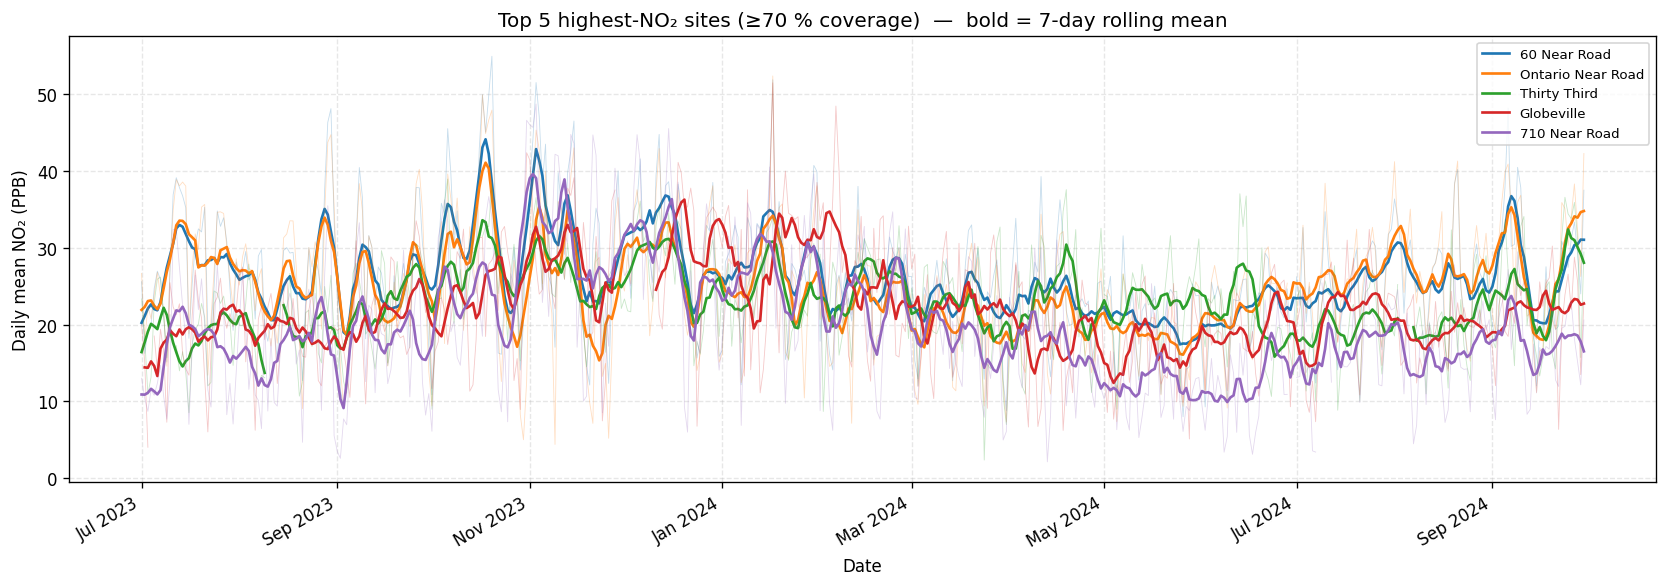
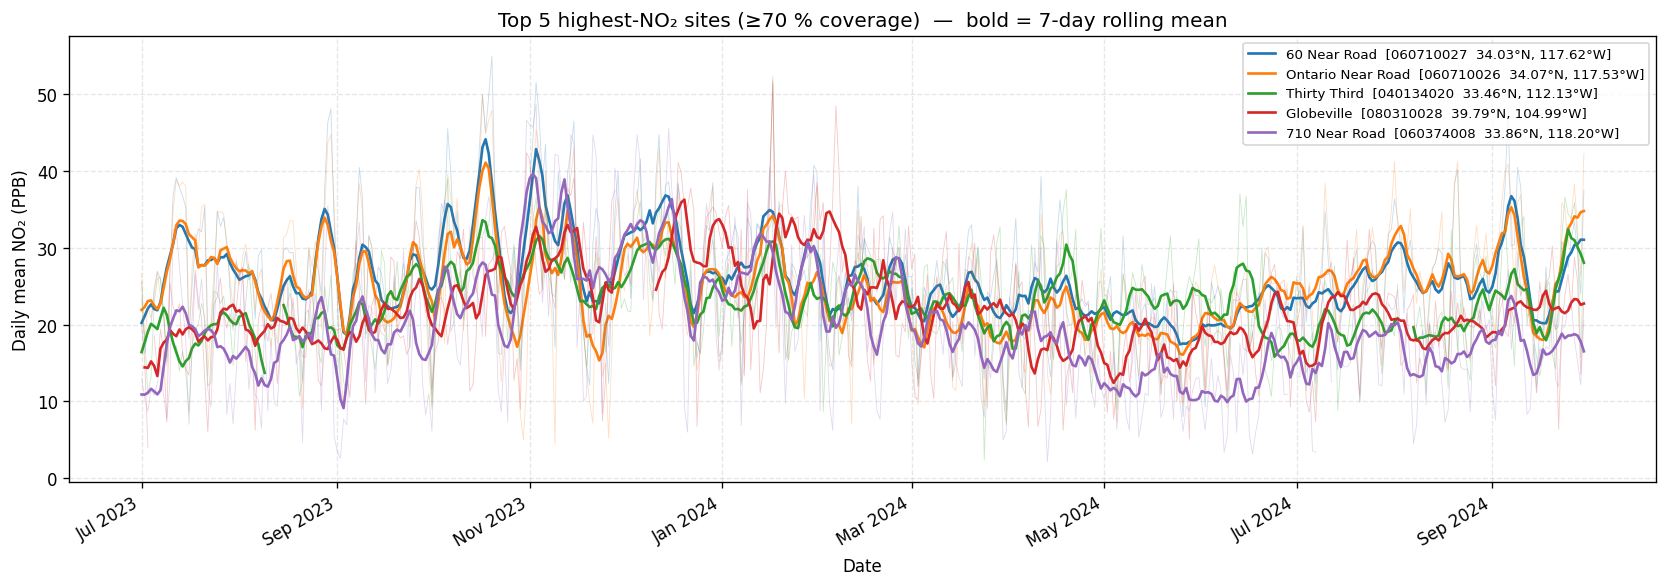
Code edit (unified diff) that turned the first committed figure into the second:
--- before
+++ after
@@ -10,7 +10,10 @@
     smooth = daily.rolling(7, center=True, min_periods=4).mean()
     name   = meta.loc[site, 'name'] if site in meta.index else site
+    lat    = meta.loc[site, 'lat']  if site in meta.index else float('nan')
+    lon    = meta.loc[site, 'lon']  if site in meta.index else float('nan')
+    label  = f"{name}  [{site}  {lat:.2f}°N, {abs(lon):.2f}°W]"
     # light raw line for context, bold 7-day smoothed line as the main signal
     ax.plot(daily.index,  daily.values,  lw=0.5, color=palette[i], alpha=0.25)
-    ax.plot(smooth.index, smooth.values, lw=1.6, color=palette[i], label=name)
+    ax.plot(smooth.index, smooth.values, lw=1.6, color=palette[i], label=label)
 
 ax.xaxis.set_major_formatter(mdates.DateFormatter('%b %Y'))

Commit: docs: add AQS site codes and locations to legend and README